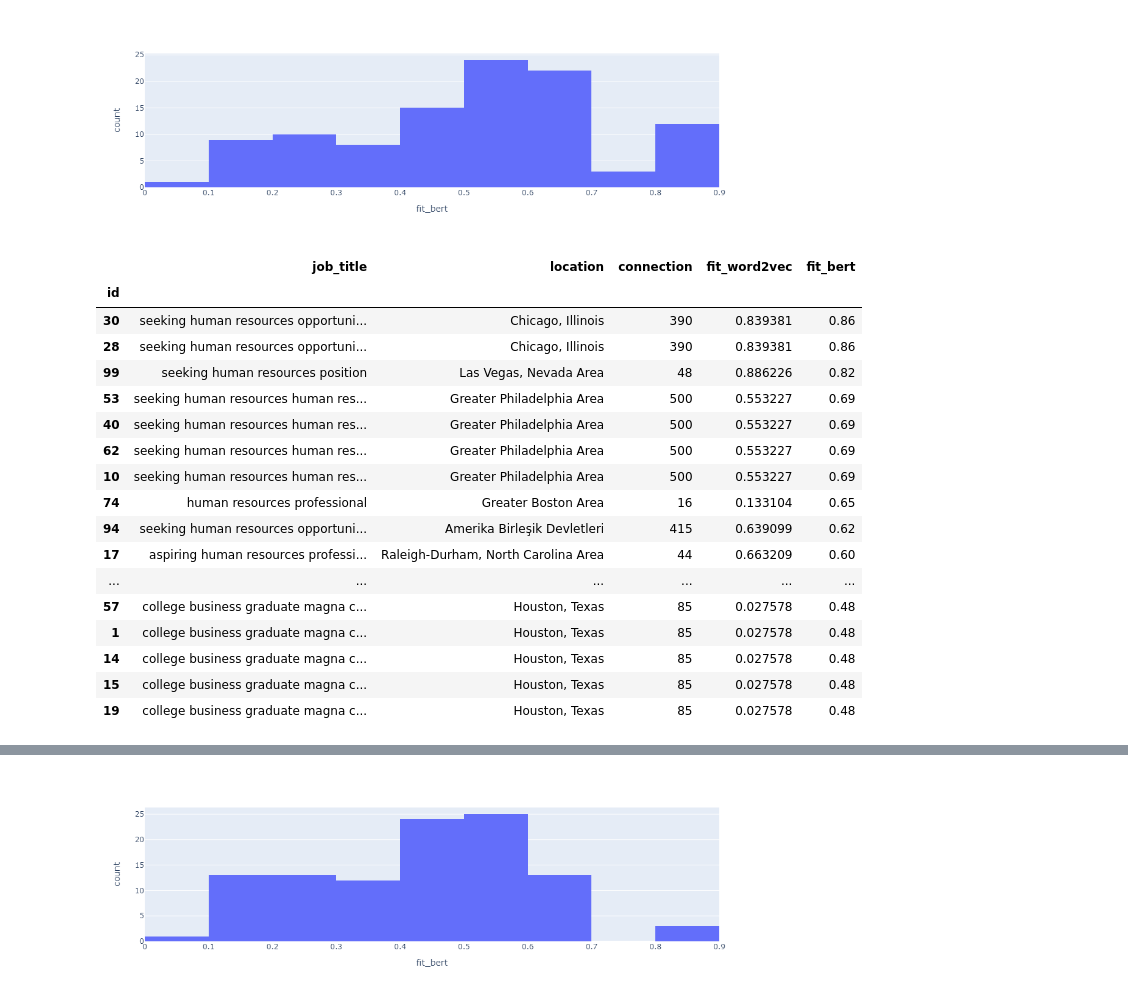
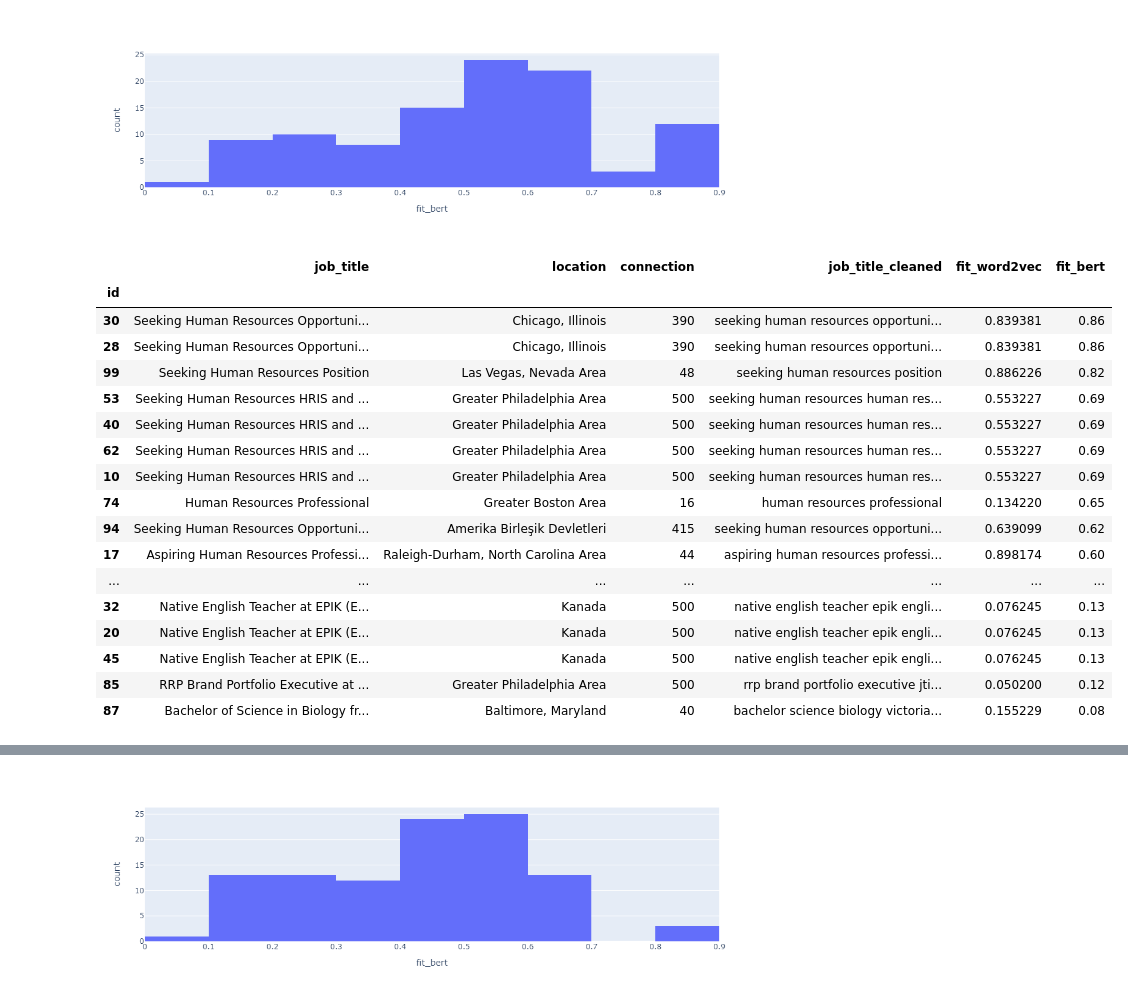
Before and after one commit to chiara89/-NAHynH028422ZNN9, a Jupyter notebook: Potential_talents_NLP.ipynb, the cells around one changed output, grey strips where cells are left out. Cells and saved outputs as stored; diff of their text form; code cells hidden in the pictures.

```diff
--- a/Potential_talents_NLP.ipynb
+++ b/Potential_talents_NLP.ipynb
@@ -19,4 +19,7 @@ from transformers import BertTokenizer, BertModel
 from sentence_transformers import SentenceTransformer, models
 #import plotly.io as pio
 #pio.renderers.default='notebook'
-pd.option_context('display.max_rows', None)
+pd.set_option('display.max_rows', None)
+pd.set_option('display.max_columns', None)
+pd.set_option('display.width', None)
+pd.set_option('display.max_colwidth', None)
@@ -118,6 +119,8 @@ Senior Human Resources Business Partner at Heil Environmental
 Aspiring Human Resources Professional | An energetic and Team-Focused Leader                                             1
 Director Of Administration at Excellence Logging                                                                         1
 Name: count, dtype: int64
+# %%
+df['job_title_cleaned'] = df.loc[:, 'job_title']
 # %% [markdown]
 ### Data preprocessing and cleaning
 # %% [markdown]
@@ -127,19 +130,19 @@ stop_words = stopwords.words('english')
 stopwords_dict = Counter(stop_words)
 lemmatizer = WordNetLemmatizer()
 for ind, row in df.iterrows():
-    words = [lemmatizer.lemmatize(word) for word in word_tokenize(row['job_title'])]
+    words = [lemmatizer.lemmatize(word) for word in word_tokenize(row['job_title_cleaned'])]
     words=[word.lower() for word in words if word.isalpha()]
     filtered_words = [word for word in words if word.lower() not in stopwords.words('english')]
-    df.loc[ind,'job_title'] = ' '.join(TreebankWordDetokenizer().detokenize(filtered_words).lower().split())
-    df.loc[ind,'job_title'] = df.loc[ind,'job_title'].replace('bauer','').lstrip()
-    df.loc[ind,'job_title'] = df.loc[ind,'job_title'].replace('svp','senior vice president').lstrip()
-    df.loc[ind,'job_title'] = df.loc[ind,'job_title'].replace('csr','corporate social responsability').lstrip()
-    df.loc[ind,'job_title'] = df.loc[ind,'job_title'].replace('chro','chief human resources officer').lstrip()
-    df.loc[ind,'job_title'] = df.loc[ind,'job_title'].replace('gphr','global professional in human resources').lstrip()
-    df.loc[ind,'job_title'] = df.loc[ind,'job_title'].replace('sphr','senior professional in human resources').lstrip()
-    df.loc[ind,'job_title'] = df.loc[ind,'job_title'].replace('mes','manufacturing execution system').lstrip()
-    df.loc[ind,'job_title'] = df.loc[ind,'job_title'].replace('hris','human resources information system').lstrip()
-    df.loc[ind,'job_title'] = df.loc[ind,'job_title'].replace('hr','human resource').lstrip()
+    df.loc[ind,'job_title_cleaned'] = ' '.join(TreebankWordDetokenizer().detokenize(filtered_words).lower().split())
+    df.loc[ind,'job_title_cleaned'] = df.loc[ind,'job_title_cleaned'].replace('bauer','').lstrip()
+    df.loc[ind,'job_title_cleaned'] = df.loc[ind,'job_title_cleaned'].replace('svp','senior vice president').lstrip()
+    df.loc[ind,'job_title_cleaned'] = df.loc[ind,'job_title_cleaned'].replace('csr','corporate social responsability').lstrip()
+    df.loc[ind,'job_title_cleaned'] = df.loc[ind,'job_title_cleaned'].replace('chro','chief human resources officer').lstrip()
+    df.loc[ind,'job_title_cleaned'] = df.loc[ind,'job_title_cleaned'].replace('gphr','global professional in human resources').lstrip()
+    df.loc[ind,'job_title_cleaned'] = df.loc[ind,'job_title_cleaned'].replace('sphr','senior professional in human resources').lstrip()
+    df.loc[ind,'job_title_cleaned'] = df.loc[ind,'job_title_cleaned'].replace('mes','manufacturing execution system').lstrip()
+    df.loc[ind,'job_title_cleaned'] = df.loc[ind,'job_title_cleaned'].replace('hris','human resources information system').lstrip()
+    df.loc[ind,'job_title_cleaned'] = df.loc[ind,'job_title_cleaned'].replace('hr','human resource').lstrip()
 # %%
 df.info()
 # %% [output]
@@ -617,21 +607,21 @@ for ind, row in df.iterrows():
 # %%
-top_candidates(n = 50, by = 'fit_bert', ascending = False, min_con = 0)
+top_candidates(n = 104, by = 'fit_bert', ascending = False, min_con = 0)
 # %% [output]
-|  | job_title | location | connection | fit_word2vec | fit_bert |
-| id |  |  |  |  |  |
-| 30 | seeking human resources opportuni... | Chicago, Illinois | 390 | 0.839381 | 0.86 |
-| 28 | seeking human resources opportuni... | Chicago, Illinois | 390 | 0.839381 | 0.86 |
-| 99 | seeking human resources position | Las Vegas, Nevada Area | 48 | 0.886226 | 0.82 |
-| 53 | seeking human resources human res... | Greater Philadelphia Area | 500 | 0.553227 | 0.69 |
-| 40 | seeking human resources human res... | Greater Philadelphia Area | 500 | 0.553227 | 0.69 |
-| 62 | seeking human resources human res... | Greater Philadelphia Area | 500 | 0.553227 | 0.69 |
-| 10 | seeking human resources human res... | Greater Philadelphia Area | 500 | 0.553227 | 0.69 |
-| 74 | human resources professional | Greater Boston Area | 16 | 0.133104 | 0.65 |
-| 94 | seeking human resources opportuni... | Amerika Birleşik Devletleri | 415 | 0.639099 | 0.62 |
-| 17 | aspiring human resources professi... | Raleigh-Durham, North Carolina Area | 44 | 0.663209 | 0.60 |
-| ... | ... | ... | ... | ... | ... |
-| 57 | college business graduate magna c... | Houston, Texas | 85 | 0.027578 | 0.48 |
-| 1 | college business graduate magna c... | Houston, Texas | 85 | 0.027578 | 0.48 |
-| 14 | college business graduate magna c... | Houston, Texas | 85 | 0.027578 | 0.48 |
-| 15 | college business graduate magna c... | Houston, Texas | 85 | 0.027578 | 0.48 |
-| 19 | college business graduate magna c... | Houston, Texas | 85 | 0.027578 | 0.48 |
+|  | job_title | location | connection | job_title_cleaned | fit_word2vec | fit_bert |
+| id |  |  |  |  |  |  |
+| 30 | Seeking Human Resources Opportuni... | Chicago, Illinois | 390 | seeking human resources opportuni... | 0.839381 | 0.86 |
+| 28 | Seeking Human Resources Opportuni... | Chicago, Illinois | 390 | seeking human resources opportuni... | 0.839381 | 0.86 |
+| 99 | Seeking Human Resources Position | Las Vegas, Nevada Area | 48 | seeking human resources position | 0.886226 | 0.82 |
+| 53 | Seeking Human Resources HRIS and ... | Greater Philadelphia Area | 500 | seeking human resources human res... | 0.553227 | 0.69 |
+| 40 | Seeking Human Resources HRIS and ... | Greater Philadelphia Area | 500 | seeking human resources human res... | 0.553227 | 0.69 |
+| 62 | Seeking Human Resources HRIS and ... | Greater Philadelphia Area | 500 | seeking human resources human res... | 0.553227 | 0.69 |
+| 10 | Seeking Human Resources HRIS and ... | Greater Philadelphia Area | 500 | seeking human resources human res... | 0.553227 | 0.69 |
+| 74 | Human Resources Professional | Greater Boston Area | 16 | human resources professional | 0.134220 | 0.65 |
+| 94 | Seeking Human Resources Opportuni... | Amerika Birleşik Devletleri | 415 | seeking human resources opportuni... | 0.639099 | 0.62 |
+| 17 | Aspiring Human Resources Professi... | Raleigh-Durham, North Carolina Area | 44 | aspiring human resources professi... | 0.898174 | 0.60 |
+| ... | ... | ... | ... | ... | ... | ... |
+| 32 | Native English Teacher at EPIK (E... | Kanada | 500 | native english teacher epik engli... | 0.076245 | 0.13 |
+| 20 | Native English Teacher at EPIK (E... | Kanada | 500 | native english teacher epik engli... | 0.076245 | 0.13 |
+| 45 | Native English Teacher at EPIK (E... | Kanada | 500 | native english teacher epik engli... | 0.076245 | 0.13 |
+| 85 | RRP Brand Portfolio Executive at ... | Greater Philadelphia Area | 500 | rrp brand portfolio executive jti... | 0.050200 | 0.12 |
+| 87 | Bachelor of Science in Biology fr... | Baltimore, Maryland | 40 | bachelor science biology victoria... | 0.155229 | 0.08 |
```
Also changed, not shown: parts of 39 cells of this notebook.
